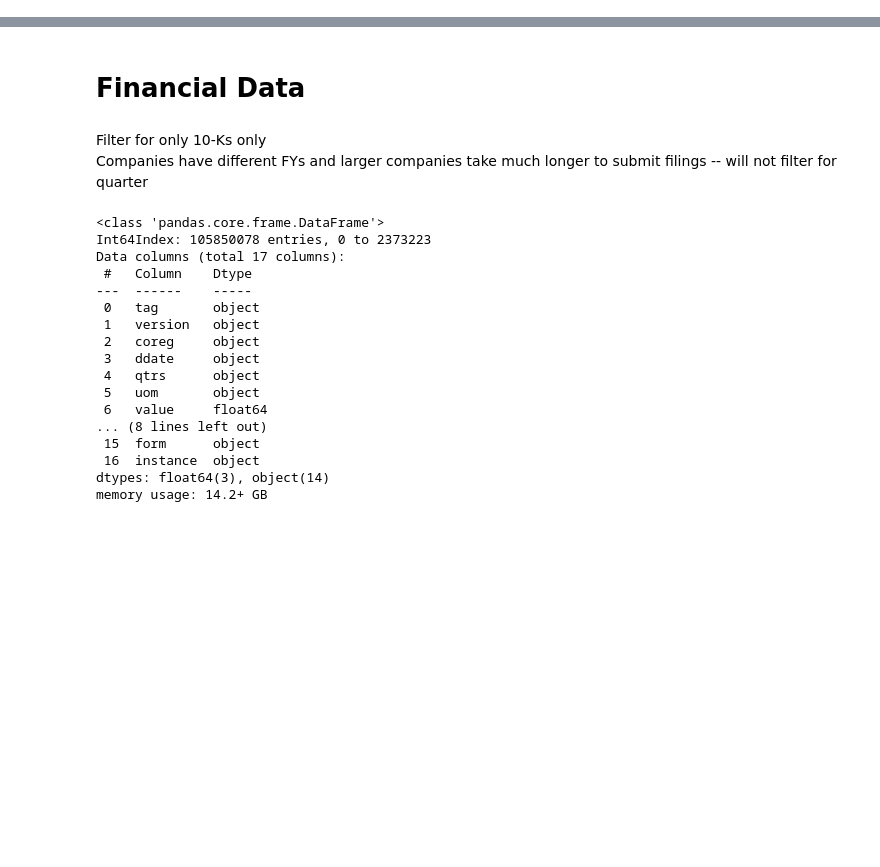
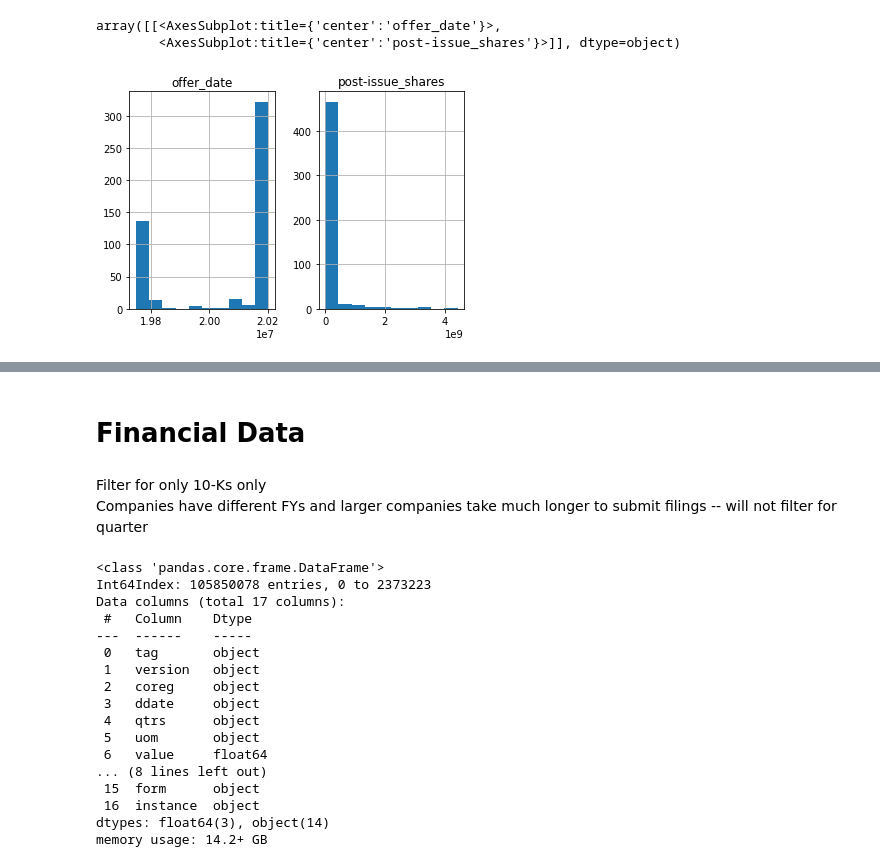
Before and after one commit to lblaka/ipo-success-prediction, a Jupyter notebook: data_collection.ipynb, the cells around one changed output, grey strips where cells are left out. Saved outputs shown, nothing was run; the diff lists cells and outputs as text; code cells hidden in the pictures; blank space fills up the shorter version.

```diff
--- a/data_collection.ipynb
+++ b/data_collection.ipynb
@@ -9,0 +118,11 @@ age = pd.read_csv("data/ipo_age.csv")
+# %%
+messy_columns = age[(age["vc_dummy"].isin(['9','.']))
+   | (age["dual"].isin(['9','.']))
+   | (age["rollup"].isin(['.']))
+   | (age["internet"].isin(['9','.']))]
+
+messy_columns[messy_columns["rollup"].isin(['9','.'])].hist()
+# %% [output]
+array([[<AxesSubplot:title={'center':'offer_date'}>,
+        <AxesSubplot:title={'center':'post-issue_shares'}>]], dtype=object)
+[figure, added]
```
Also changed, not shown: parts of 25 cells of this notebook, 1 other file.
